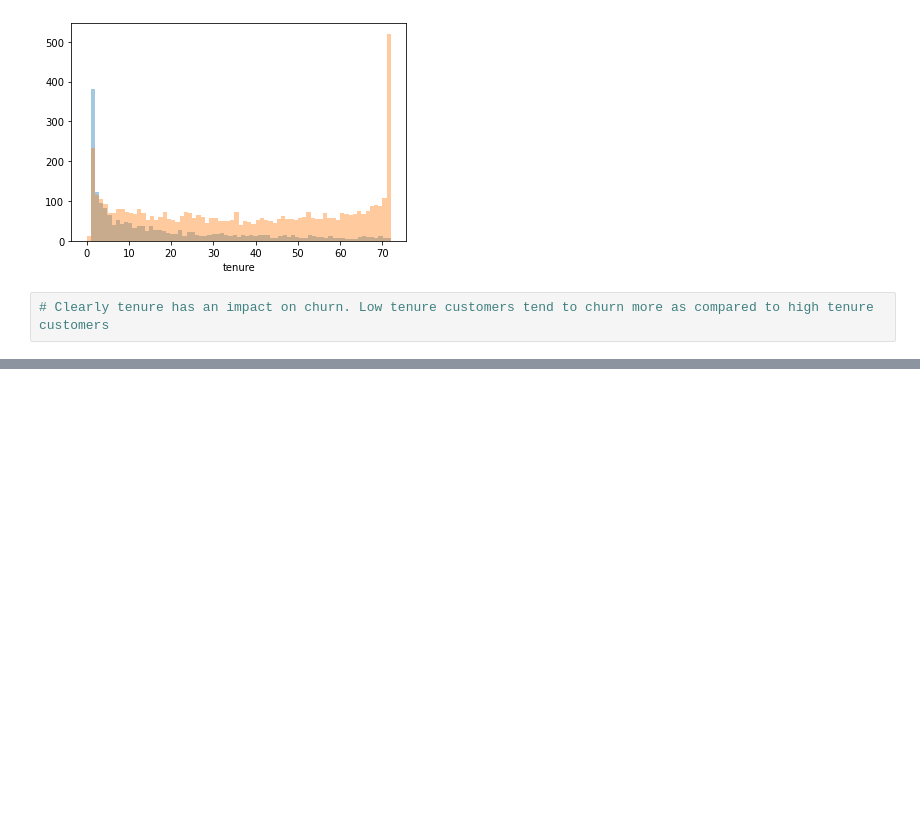
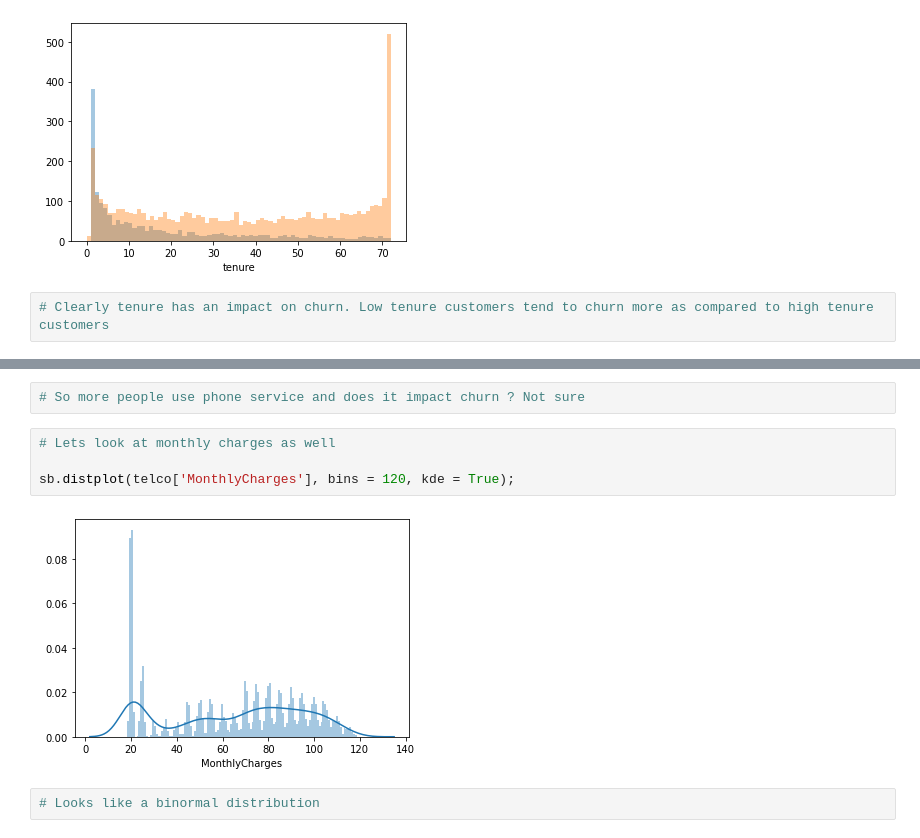
Before and after one commit to saxenaprerit/Predicint-customer-churn-from-telecom-data, a Jupyter notebook: Telco churn prediction.ipynb, the cells around one changed output, grey strips where cells are left out. Drawn from its saved outputs; the diff is of its cells as text; blank space fills up the shorter version.

```diff
--- a/Telco churn prediction.ipynb
+++ b/Telco churn prediction.ipynb
@@ -80,0 +92,10 @@ sb.distplot(telco[telco['Churn']=='No']['tenure'], bins = 72, kde = False)
+# %%
+# So more people use phone service and does it impact churn ? Not sure
+# %%
+# Lets look at monthly charges as well
+
+sb.distplot(telco['MonthlyCharges'], bins = 120, kde = True);
+# %% [output]
+[figure, added]
+# %%
+# Looks like a binormal distribution
```
Also changed, not shown: parts of 3 cells of this notebook.
